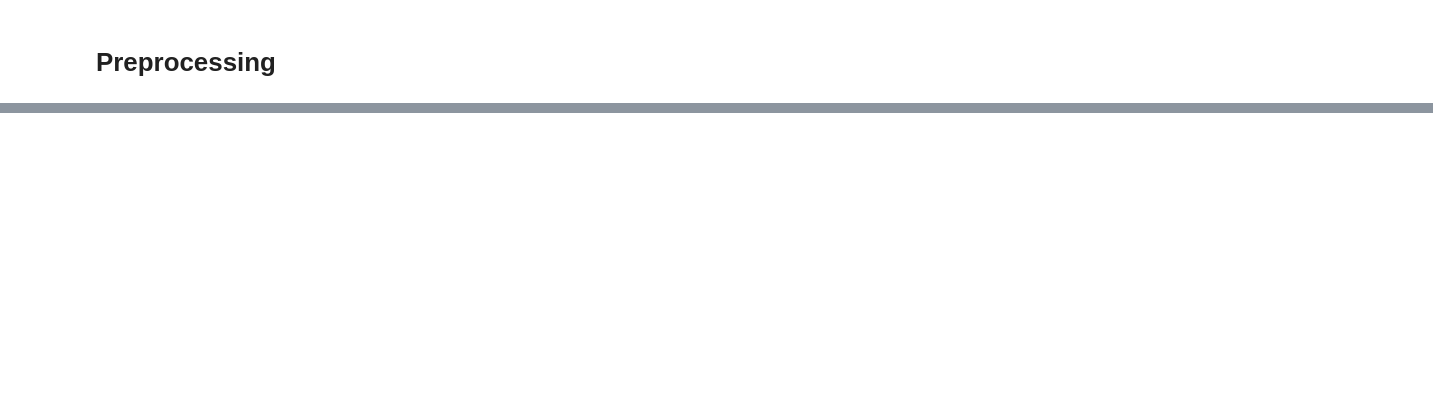
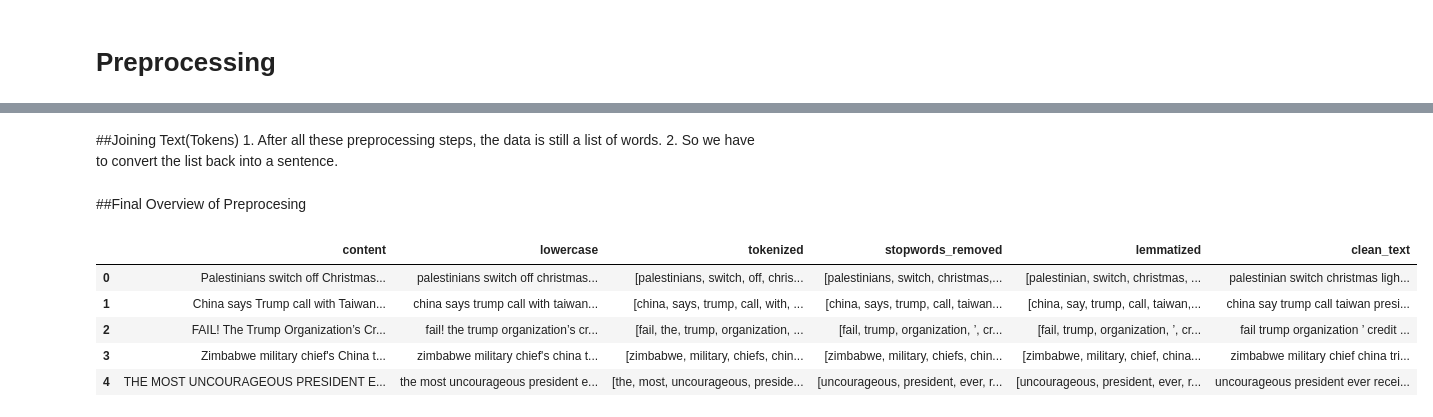
Before and after one commit to Aravindr017/NLP_FakeNews-Classification, a Jupyter notebook: Model/FakeNews(Classification)_Model.ipynb, the cells around one changed output, grey strips where cells are left out. Saved outputs shown, nothing was run; the diff lists cells and outputs as text; code cells hidden in the pictures; blank space fills up the shorter version.

Commit message:
Loading and Preprocessing for Fake news Dataset is completed

```diff
--- a/Model/FakeNews(Classification)_Model.ipynb
+++ b/Model/FakeNews(Classification)_Model.ipynb
@@ -134,0 +437,8 @@ test_df.shape
+# %%
+lemmatizer = WordNetLemmatizer()
+
+def lemmatization(tokens):
+    return [lemmatizer.lemmatize(word) for word in tokens]
+# %%
+train_df["lemmatized"] = train_df["stopwords_removed"].apply(lemmatization)
+train_df["lemmatized"]
@@ -134,0 +460,27 @@ test_df.shape
+# %% [markdown]
+##Joining Text(Tokens)
+                     1. After all these preprocessing steps, the data is still a list of words.
+                     2. So we have to convert the list back into a sentence.
+# %%
+def join_text(tokens):
+    return " ".join(tokens)
+# %%
+train_df["clean_text"] = train_df["lemmatized"].apply(join_text)
+# %% [markdown]
+##Final Overview of Preprocesing
+# %%
+train_df[[
+    "content",
+    "lowercase",
+    "tokenized",
+    "stopwords_removed",
+    "lemmatized",
+    "clean_text"
+]].head()
+# %% [output]
+|  | content | lowercase | tokenized | stopwords_removed | lemmatized | clean_text |
+| 0 | Palestinians switch off Christmas... | palestinians switch off christmas... | [palestinians, switch, off, chris... | [palestinians, switch, christmas,... | [palestinian, switch, christmas, ... | palestinian switch christmas ligh... |
+| 1 | China says Trump call with Taiwan... | china says trump call with taiwan... | [china, says, trump, call, with, ... | [china, says, trump, call, taiwan... | [china, say, trump, call, taiwan,... | china say trump call taiwan presi... |
+| 2 | FAIL! The Trump Organization’s Cr... | fail! the trump organization’s cr... | [fail, the, trump, organization, ... | [fail, trump, organization, ’, cr... | [fail, trump, organization, ’, cr... | fail trump organization ’ credit ... |
+| 3 | Zimbabwe military chief's China t... | zimbabwe military chief's china t... | [zimbabwe, military, chiefs, chin... | [zimbabwe, military, chiefs, chin... | [zimbabwe, military, chief, china... | zimbabwe military chief china tri... |
+| 4 | THE MOST UNCOURAGEOUS PRESIDENT E... | the most uncourageous president e... | [the, most, uncourageous, preside... | [uncourageous, president, ever, r... | [uncourageous, president, ever, r... | uncourageous president ever recei... |
```
Also changed, not shown: parts of 52 cells of this notebook.
